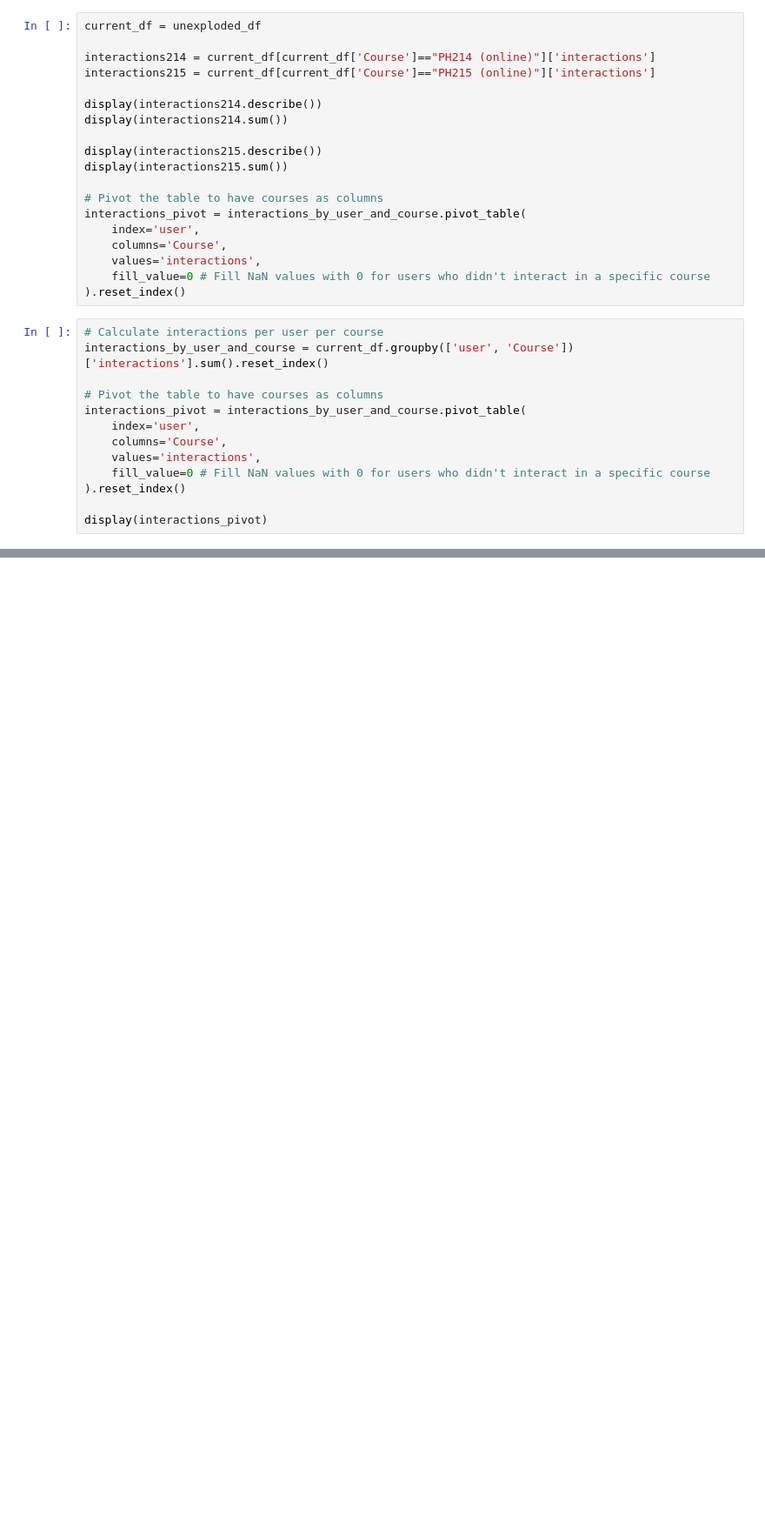
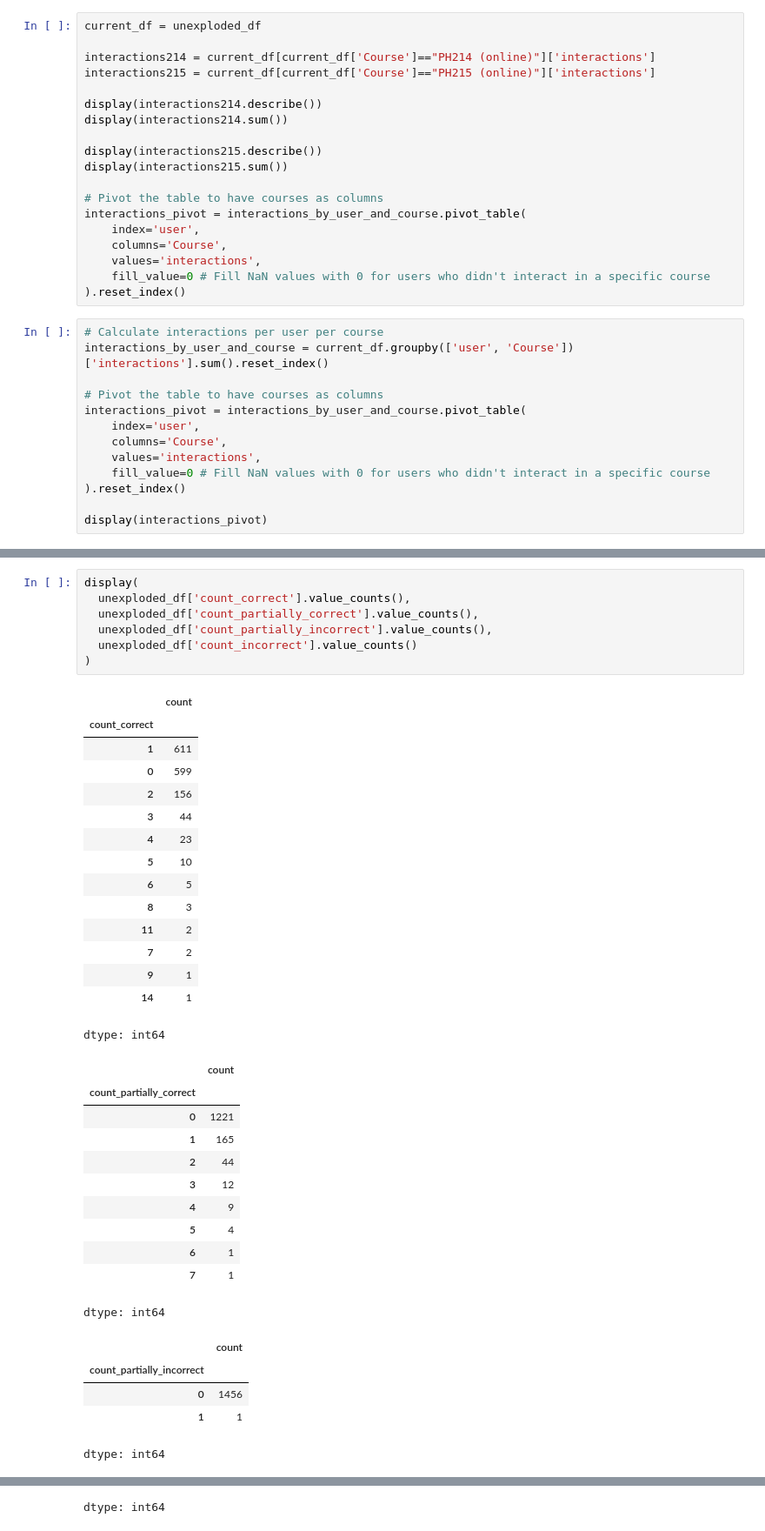
Before and after one commit to PeaceAndLongLife/Analysis-Colab, a Jupyter notebook: notebooks/Data_transcript_statistics.ipynb, the cells around one changed output, grey strips where cells are left out. Shown at 87% size. Drawn from its saved outputs; the diff is of its cells as text; blank space fills up the shorter version.

```diff
--- a/notebooks/Data_transcript_statistics.ipynb
+++ b/notebooks/Data_transcript_statistics.ipynb
@@ -1317,0 +1363,39 @@ Successfully uploaded 'interactions.md' to Google Drive (File ID: 1Xfrce-5UVWeMG
+# %%
+display(
+  unexploded_df['count_correct'].value_counts(),
+  unexploded_df['count_partially_correct'].value_counts(),
+  unexploded_df['count_partially_incorrect'].value_counts(),
+  unexploded_df['count_incorrect'].value_counts()
+)
+# %% [output]
+|  | count |
+| count_correct |  |
+| 1 | 611 |
+| 0 | 599 |
+| 2 | 156 |
+| 3 | 44 |
+| 4 | 23 |
+| 5 | 10 |
+| 6 | 5 |
+| 8 | 3 |
+| 11 | 2 |
+| 7 | 2 |
+| 9 | 1 |
+| 14 | 1 |
+dtype: int64
+|  | count |
+| count_partially_correct |  |
+| 0 | 1221 |
+| 1 | 165 |
+| 2 | 44 |
+| 3 | 12 |
+| 4 | 9 |
+| 5 | 4 |
+| 6 | 1 |
+| 7 | 1 |
+dtype: int64
+|  | count |
+| count_partially_incorrect |  |
+| 0 | 1456 |
+| 1 | 1 |
+dtype: int64
@@ -1317,0 +1411 @@ Successfully uploaded 'interactions.md' to Google Drive (File ID: 1Xfrce-5UVWeMG
+dtype: int64
```
Also changed, not shown: parts of 14 cells of this notebook.
